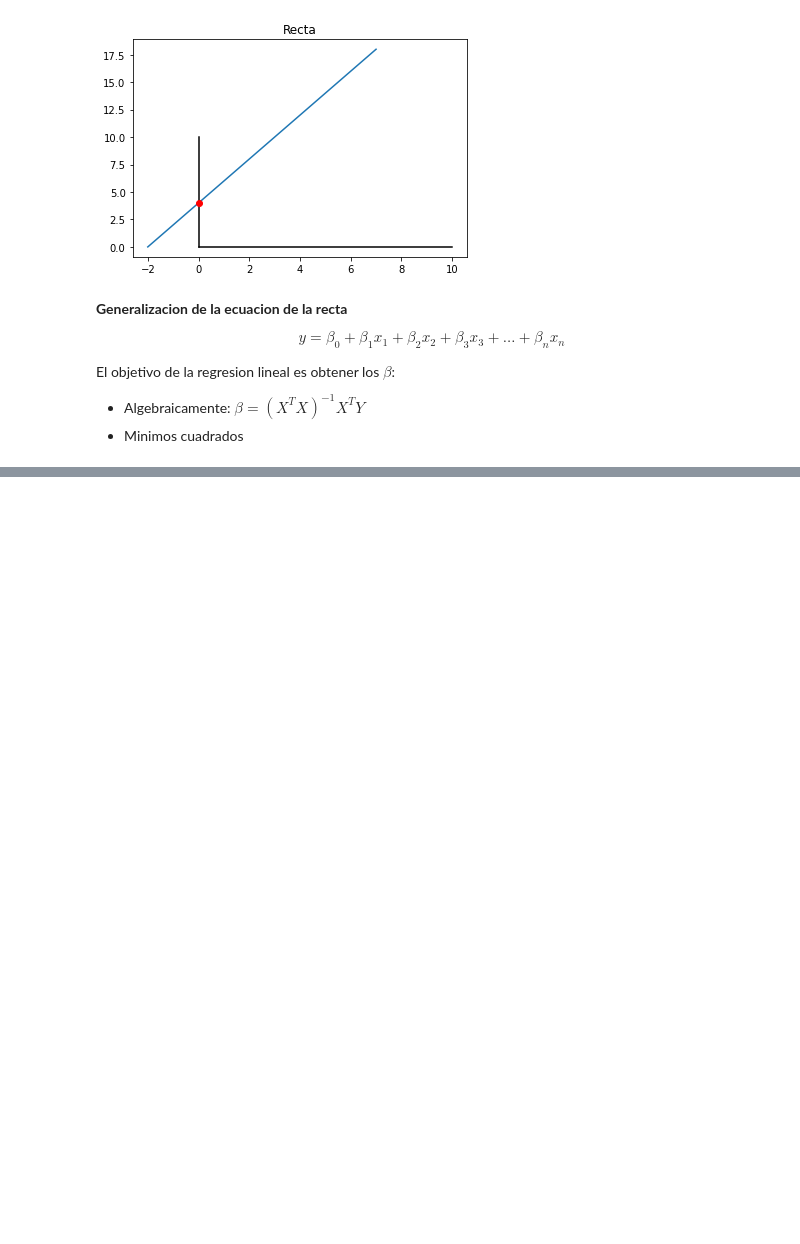
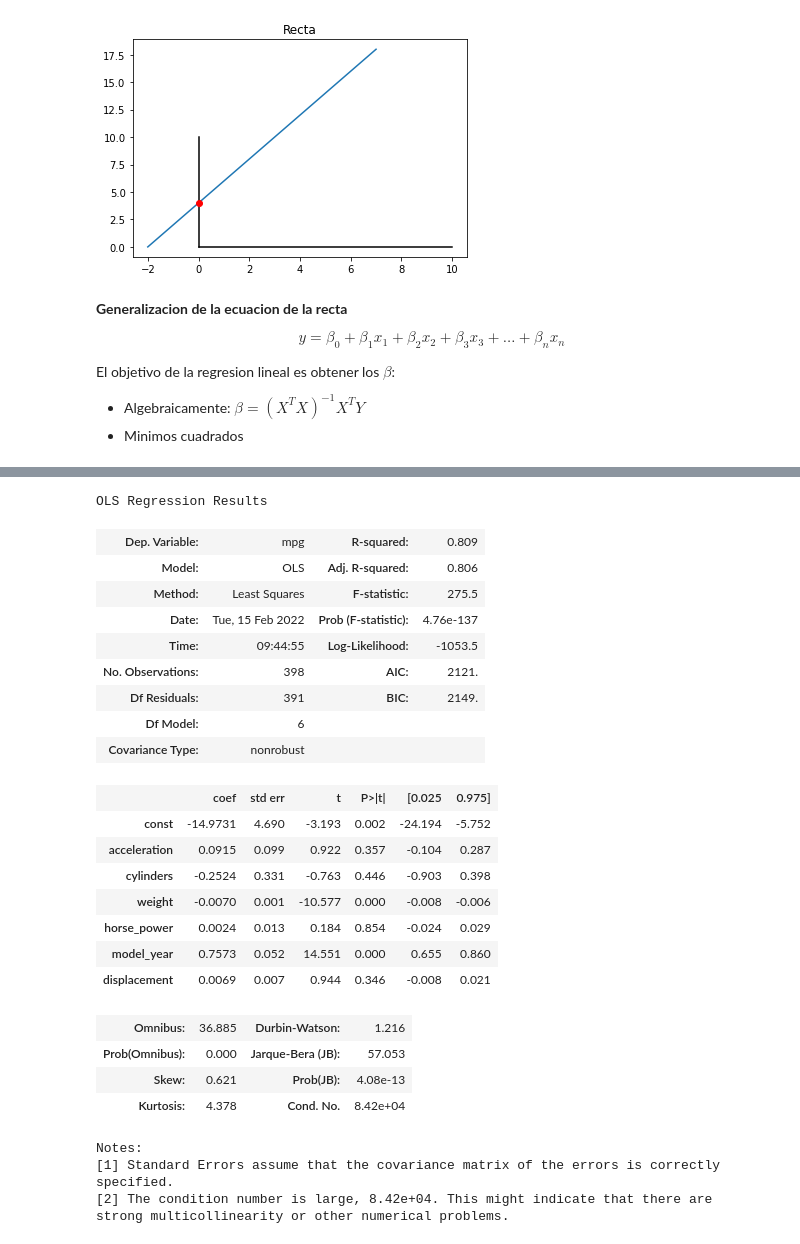
Before and after one commit to Pomilusky/apuntes_clase, a Jupyter notebook: semana_6/1.1 - Regresion lineal (ing. carac.).ipynb, the cells around one changed output, grey strips where cells are left out. Drawn from its saved outputs; the diff is of its cells as text; code cells hidden in the pictures; blank space fills up the shorter version.

```diff
--- a/semana_6/1.1 - Regresion lineal (ing. carac.).ipynb
+++ b/semana_6/1.1 - Regresion lineal (ing. carac.).ipynb
@@ -33,0 +89,12 @@ El objetivo de la regresion lineal es obtener los $\beta$:
+# %%
+# linreg con statsmodels
+
+import warnings
+warnings.simplefilter('ignore')
+
+
+x=sm.add_constant(auto.acceleration)
+
+y=auto.mpg
+
+modelo=sm.OLS(y, x).fit()
@@ -33,0 +153,45 @@ El objetivo de la regresion lineal es obtener los $\beta$:
+# %%
+# varias variables
+
+x=sm.add_constant(auto[[
+    'acceleration',
+    'cylinders',
+    'weight',
+    'horse_power',
+    'model_year',
+    'displacement'
+]].apply(lambda x: x.fillna(x.mean()))
+
+)
+
+y=auto.mpg
+
+modelo=sm.OLS(y, x).fit()
+modelo.summary()
+# %% [output]
+OLS Regression Results
+| Dep. Variable: | mpg | R-squared: | 0.809 |
+| Model: | OLS | Adj. R-squared: | 0.806 |
+| Method: | Least Squares | F-statistic: | 275.5 |
+| Date: | Tue, 15 Feb 2022 | Prob (F-statistic): | 4.76e-137 |
+| Time: | 09:44:55 | Log-Likelihood: | -1053.5 |
+| No. Observations: | 398 | AIC: | 2121. |
+| Df Residuals: | 391 | BIC: | 2149. |
+| Df Model: | 6 |  |  |
+| Covariance Type: | nonrobust |  |  |
+|  | coef | std err | t | P>|t| | [0.025 | 0.975] |
+| const | -14.9731 | 4.690 | -3.193 | 0.002 | -24.194 | -5.752 |
+| acceleration | 0.0915 | 0.099 | 0.922 | 0.357 | -0.104 | 0.287 |
+| cylinders | -0.2524 | 0.331 | -0.763 | 0.446 | -0.903 | 0.398 |
+| weight | -0.0070 | 0.001 | -10.577 | 0.000 | -0.008 | -0.006 |
+| horse_power | 0.0024 | 0.013 | 0.184 | 0.854 | -0.024 | 0.029 |
+| model_year | 0.7573 | 0.052 | 14.551 | 0.000 | 0.655 | 0.860 |
+| displacement | 0.0069 | 0.007 | 0.944 | 0.346 | -0.008 | 0.021 |
+| Omnibus: | 36.885 | Durbin-Watson: | 1.216 |
+| Prob(Omnibus): | 0.000 | Jarque-Bera (JB): | 57.053 |
+| Skew: | 0.621 | Prob(JB): | 4.08e-13 |
+| Kurtosis: | 4.378 | Cond. No. | 8.42e+04 |
+Notes:
+[1] Standard Errors assume that the covariance matrix of the errors is correctly specified.
+[2] The condition number is large, 8.42e+04. This might indicate that there are
+strong multicollinearity or other numerical problems.
```
Also changed, not shown: parts of 22 cells of this notebook.
